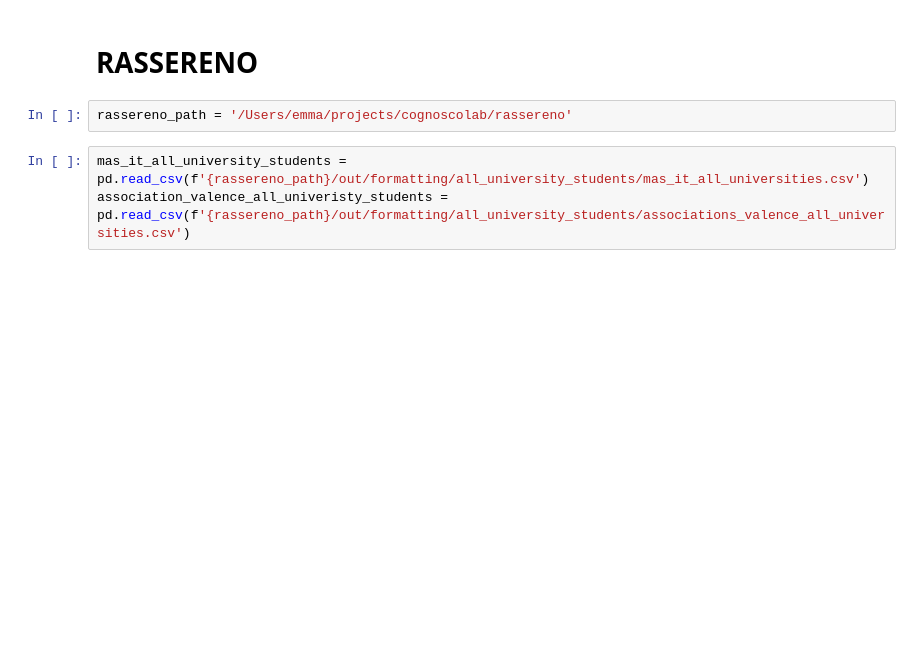
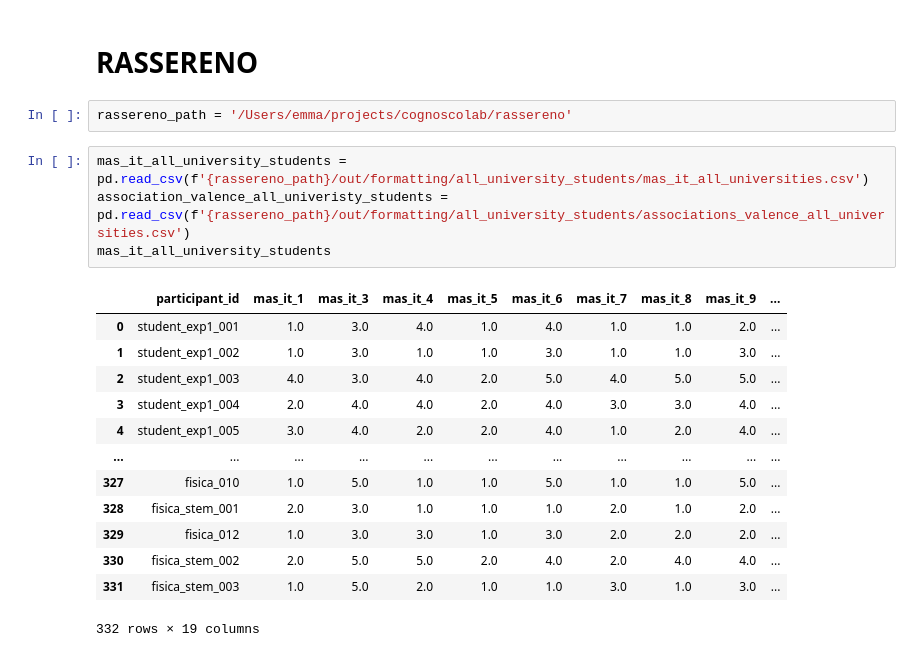
Before and after one commit to emmafranchino/cognoscolab, a Jupyter notebook: scripts/mas_it_analysis.ipynb, the cells around one changed output. Saved outputs shown, nothing was run; the diff lists cells and outputs as text; blank space fills up the shorter version.

```diff
--- a/scripts/mas_it_analysis.ipynb
+++ b/scripts/mas_it_analysis.ipynb
@@ -438,6 +438,21 @@ rassereno_path = '/Users/emma/projects/cognoscolab/rassereno'
 # %%
 mas_it_all_university_students = pd.read_csv(f'{rassereno_path}/out/formatting/all_university_students/mas_it_all_universities.csv')
 association_valence_all_univeristy_students = pd.read_csv(f'{rassereno_path}/out/formatting/all_university_students/associations_valence_all_universities.csv')
+mas_it_all_university_students
+# %% [output]
+|  | participant_id | mas_it_1 | mas_it_3 | mas_it_4 | mas_it_5 | mas_it_6 | mas_it_7 | mas_it_8 | mas_it_9 | ... |
+| 0 | student_exp1_001 | 1.0 | 3.0 | 4.0 | 1.0 | 4.0 | 1.0 | 1.0 | 2.0 | ... |
+| 1 | student_exp1_002 | 1.0 | 3.0 | 1.0 | 1.0 | 3.0 | 1.0 | 1.0 | 3.0 | ... |
+| 2 | student_exp1_003 | 4.0 | 3.0 | 4.0 | 2.0 | 5.0 | 4.0 | 5.0 | 5.0 | ... |
+| 3 | student_exp1_004 | 2.0 | 4.0 | 4.0 | 2.0 | 4.0 | 3.0 | 3.0 | 4.0 | ... |
+| 4 | student_exp1_005 | 3.0 | 4.0 | 2.0 | 2.0 | 4.0 | 1.0 | 2.0 | 4.0 | ... |
+| ... | ... | ... | ... | ... | ... | ... | ... | ... | ... | ... |
+| 327 | fisica_010 | 1.0 | 5.0 | 1.0 | 1.0 | 5.0 | 1.0 | 1.0 | 5.0 | ... |
+| 328 | fisica_stem_001 | 2.0 | 3.0 | 1.0 | 1.0 | 1.0 | 2.0 | 1.0 | 2.0 | ... |
+| 329 | fisica_012 | 1.0 | 3.0 | 3.0 | 1.0 | 3.0 | 2.0 | 2.0 | 2.0 | ... |
+| 330 | fisica_stem_002 | 2.0 | 5.0 | 5.0 | 2.0 | 4.0 | 2.0 | 4.0 | 4.0 | ... |
+| 331 | fisica_stem_003 | 1.0 | 5.0 | 2.0 | 1.0 | 1.0 | 3.0 | 1.0 | 3.0 | ... |
+332 rows × 19 columns
 # %%
 low_high_anxiety_division(mas_it_all_university_students, association_valence_all_univeristy_students, 'all_university_students', rassereno_path)
 # %% [output]
```
Also changed, not shown: parts of 2 cells of this notebook, 6 other files.
